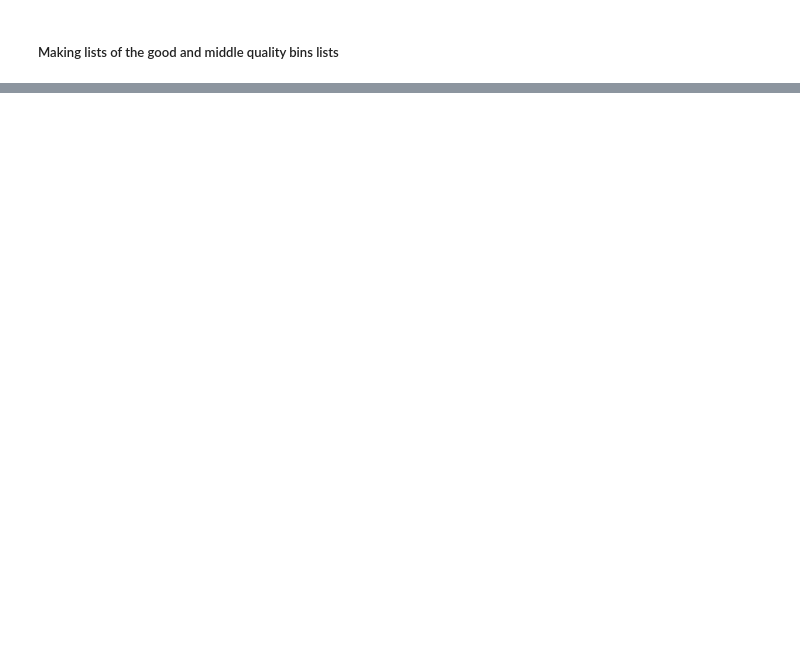
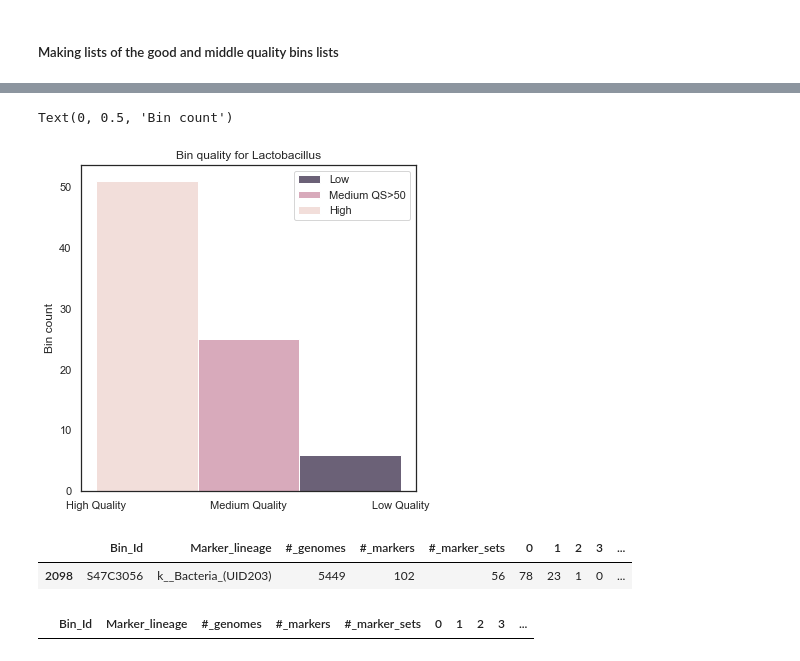
Before and after one commit to m3j/thesis_code, a Jupyter notebook: CheckM_plot.ipynb, the cells around one changed output, grey strips where cells are left out. Saved outputs shown, nothing was run; the diff lists cells and outputs as text; code cells hidden in the pictures; blank space fills up the shorter version.

```diff
--- a/CheckM_plot.ipynb
+++ b/CheckM_plot.ipynb
@@ -254,0 +311,30 @@ df_lactobacillus
+# %%
+# sns.set(rc={'figure.figsize':(4,6)})
+sns.set_palette("colorblind", 4)
+sns.set_style("white")
+sns.histplot(data = df_lactobacillus,
+             x = "class_3",
+             hue = "bin_class",
+             alpha = 0.7,
+             bins = 3,
+#              color = sns.color_palette("colorblind", 4)
+             )
+
+plt.legend( loc='upper right', labels=['Low', 'Medium QS>50', 'High'])
+plt.title('Bin quality for Lactobacillus')
+plt.xticks(np.arange(3), ['High Quality', 'Medium Quality', 'Low Quality'])
+plt.xlabel('')
+plt.ylabel('Bin count')
+# %% [output]
+Text(0, 0.5, 'Bin count')
+[figure, added]
+# %%
+   df[df["Bin_Id"] == 'S47C3056']
+# %% [output]
+|  | Bin_Id | Marker_lineage | #_genomes | #_markers | #_marker_sets | 0 | 1 | 2 | 3 | ... |
+| 2098 | S47C3056 | k__Bacteria_(UID203) | 5449 | 102 | 56 | 78 | 23 | 1 | 0 | ... |
+# %%
+# Checking for any bins with alistipes lineage. - there is none in this dataset.
+df[df['Marker_lineage'].str.contains("Alistipes")]
+# %% [output]
+|  | Bin_Id | Marker_lineage | #_genomes | #_markers | #_marker_sets | 0 | 1 | 2 | 3 | ... |
```
Also changed, not shown: parts of 16 cells of this notebook, 18 other files.
